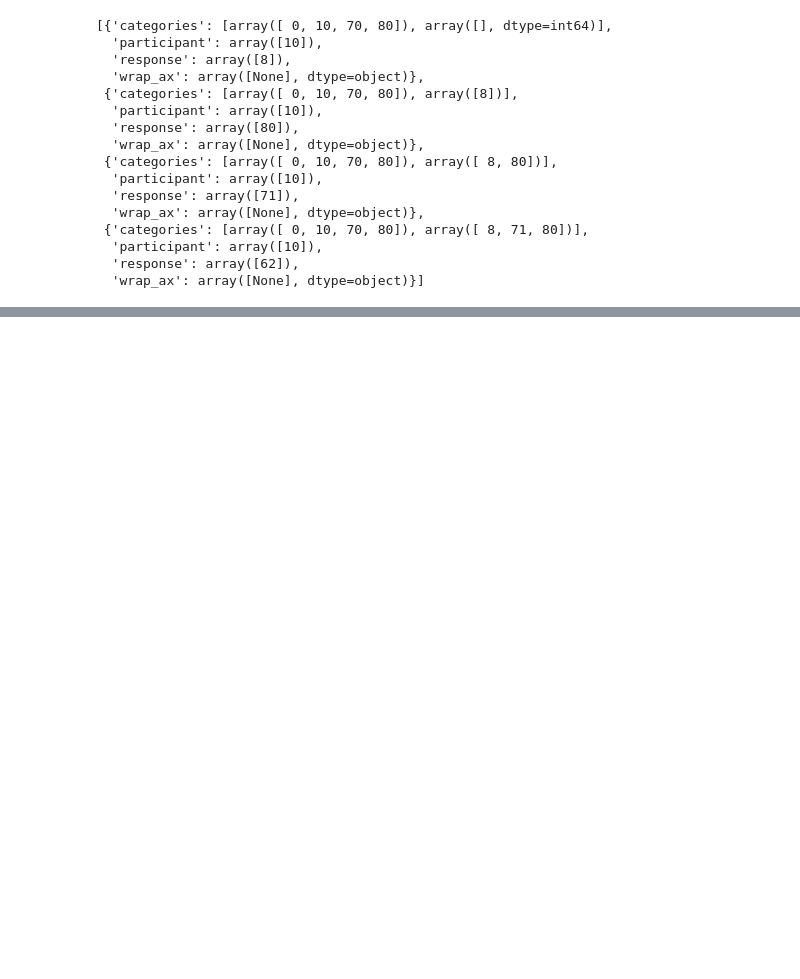
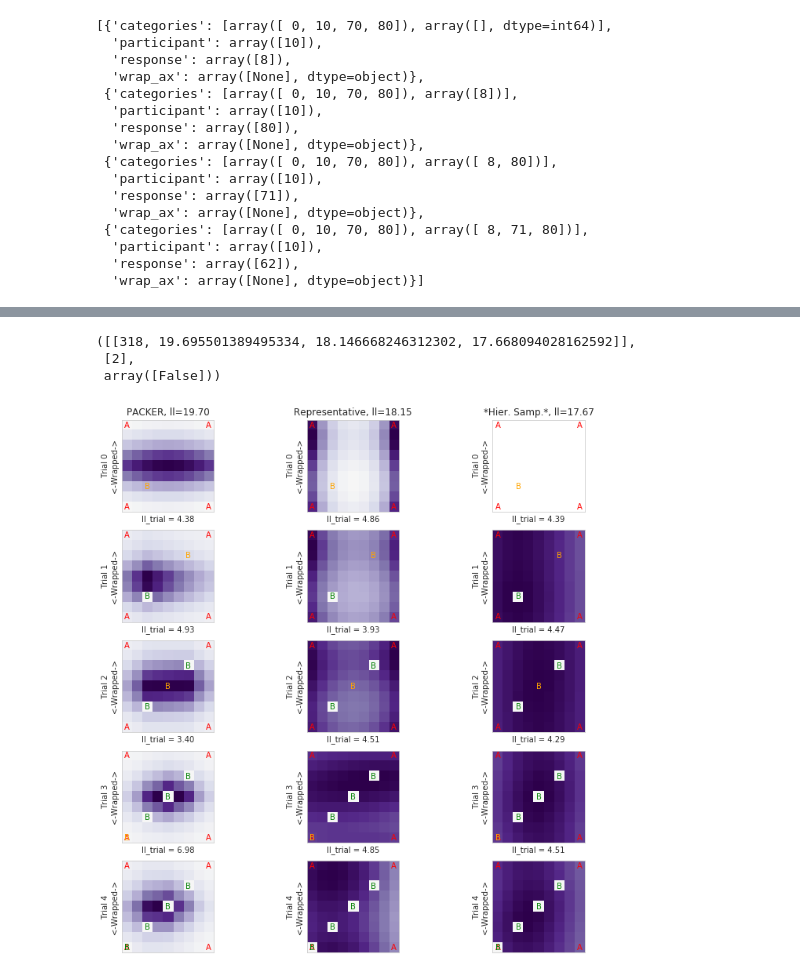
Before and after one commit to AusterweilLab/generating_categories, a Jupyter notebook: Experiments/cogpsych-code/plot_modelcompare_ind_dummy.ipynb, the cells around one changed output, grey strips where cells are left out. Saved outputs shown, nothing was run; the diff lists cells and outputs as text; code cells hidden in the pictures; blank space fills up the shorter version.

```diff
--- a/Experiments/cogpsych-code/plot_modelcompare_ind_dummy.ipynb
+++ b/Experiments/cogpsych-code/plot_modelcompare_ind_dummy.ipynb
@@ -363,3 +346,19 @@ plotInd(ppts,betas,alphas,order,doplots=True)
+# %%
+ppts = [318]#[10]#[101]#[318]#trials.participants:
+betas = None#[39,41,49,31]#midcross#[2,3,4,5]#centered[39,41,49,31]#[30,32,48,50]#[72,64,16,8]#[30,32,48,50]
+alphas = [0,8,72,80]#oneoff[10,64,70,16]#edge[0,8,72,80]#[40,64,70,16]#[68,60,52]
+# modelList = [Packer,RepresentJK13,ConjugateJK13]
+if betas is None:
+    nbetas = 4
+else:
+    nbetas = len(betas)
+order = range(nbetas) #None = ordered by participant
+plotInd(ppts,betas,alphas,order,doplots=True)
+# %% [output]
+([[318, 19.695501389495334, 18.146668246312302, 17.668094028162592]],
+ [2],
+ array([False]))
+[figure, added]
 # %%
 ppts = [318]#[10]#[101]#[318]#trials.participants:
 betas = [0]#[39,41,49,31]#midcross#[2,3,4,5]#centered[39,41,49,31]#[30,32,48,50]#[72,64,16,8]#[30,32,48,50]
```
Also changed, not shown: parts of 2 cells of this notebook, 10 other files.
